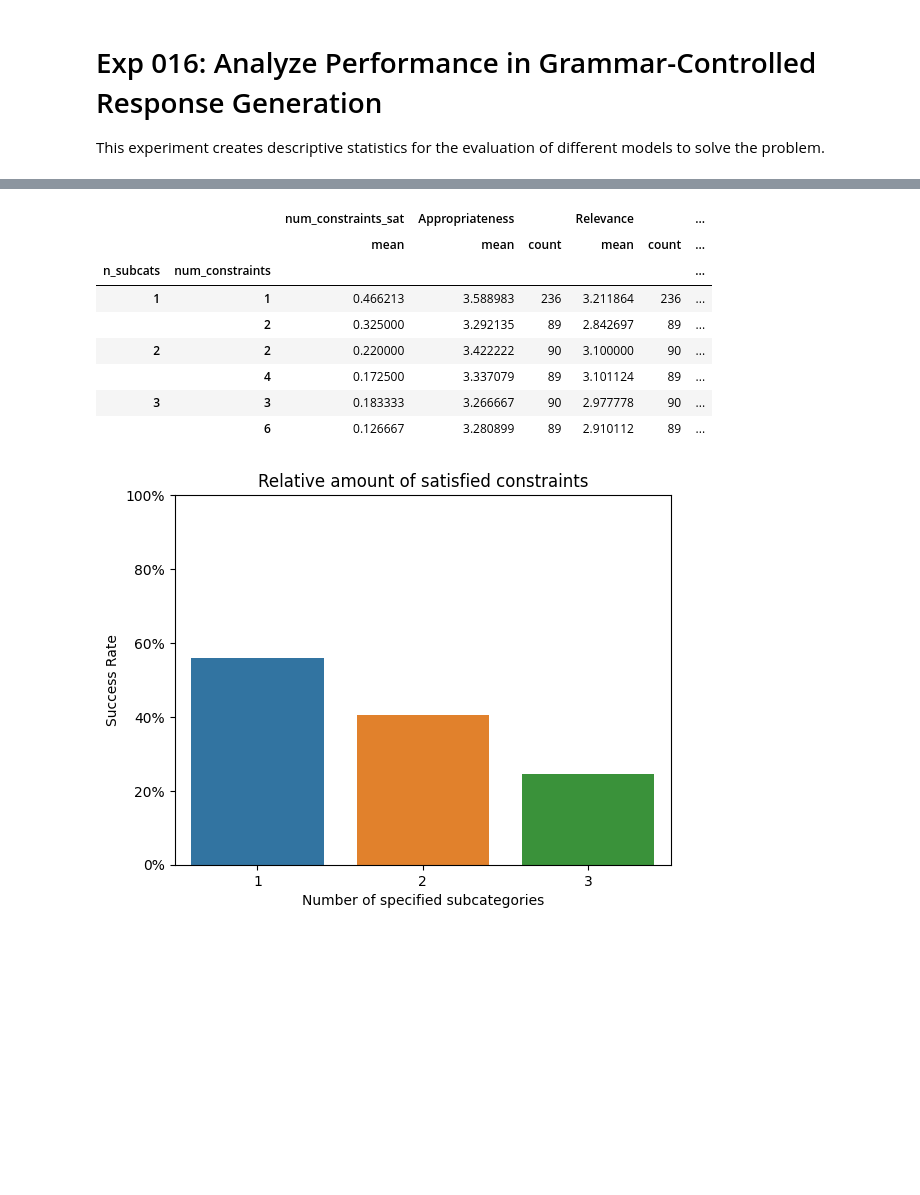
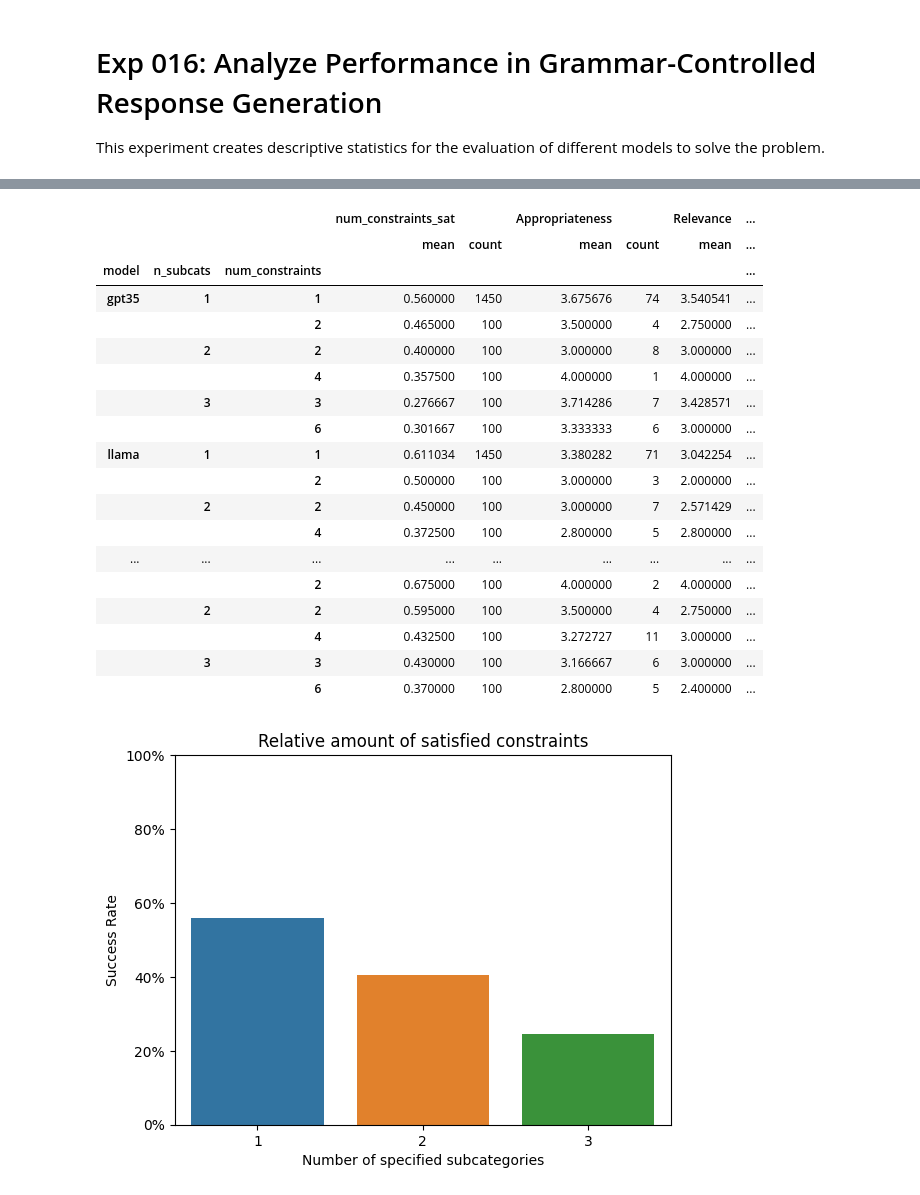
Before and after one commit to shivster2000/grammarctg, a Jupyter notebook: experiments/016_visualize_evaluation.ipynb, the cells around one changed output, grey strips where cells are left out. Saved outputs shown, nothing was run; the diff lists cells and outputs as text; code cells hidden in the pictures; blank space fills up the shorter version.

Commit message:
update fine-tuning and decoding datasets

```diff
--- a/experiments/016_visualize_evaluation.ipynb
+++ b/experiments/016_visualize_evaluation.ipynb
@@ -16,6 +17,23 @@ import evaluation
 [nltk_data]   Package punkt is already up-to-date!
+# %%
+def get_aggs(results, by=['model', 'num_constraints'], distinct=False):
+    distinct = {'responses0': calculate_distinct_n} if distinct else {}
+    aggs = results.groupby(by).agg({'num_constraints_sat': ['mean', 'count'],
+                                    **distinct,
+                                    **{col: ['mean', 'count'] for col in results.columns[9:13]}})
+    return aggs
 # %%
-input_file = "task1_test_gpt35_eval.json"
-results = pd.read_json(f"../data/{input_file}")
-results['num_constraints'] = results['constraints'].apply(len)
-results['num_constraints_sat'] = results['positive_constraints'].apply(lambda x: np.count_nonzero(x)) / results['num_constraints']
+models = ["gpt35", "llama", "llama-decoding", "llama-FT", "llama-FT-decoding", "llama-FT-32"]
+res = pd.DataFrame()
+
+for model in models:
+    results = pd.read_json(f"../data/task1_test_{model}_eval.json")
+    results['model']=model
+    results = results[results['responses'].apply(len)>0]
+    results['num_constraints'] = results['constraints'].apply(len)
+    results['num_constraints_sat'] = results['positive_constraints'].apply(lambda x: np.count_nonzero(x)) / results['num_constraints']
+    res = pd.concat([res,  results])
+
+single_constraints = res[res['num_constraints']==1].copy()
+single_constraints['constraint'] = single_constraints['constraints'].apply(lambda x: x[0])
+single_constraints['responses0'] = single_constraints['responses'].apply(lambda x: x[0])
@@ -26,8 +40 @@ single_constraints['responses0'] = single_constraints['responses'].apply(lambda
-# %%
-def get_aggs(results, by='num_constraints', distinct=False):
-    distinct = {'responses0': evaluation.calculate_distinct_n} if distinct else {}
-    aggs = results.groupby(by).agg({'num_constraints_sat': ['mean'],
-                                    **distinct,
-                                    **{col: ['mean', 'count'] for col in results.columns[9:13]}})
-    return aggs
 # %%
@@ -93,15 +132,25 @@ get_aggs(results, ["n_subcats"])
 # %%
-get_aggs(results, ["n_subcats","num_constraints"])
+get_aggs(res, ["model", "n_subcats","num_constraints"])
 # %% [output]
-|  |  | num_constraints_sat | Appropriateness |  | Relevance |  | ... |
-|  |  | mean | mean | count | mean | count | ... |
-| n_subcats | num_constraints |  |  |  |  |  | ... |
-| 1 | 1 | 0.466213 | 3.588983 | 236 | 3.211864 | 236 | ... |
-|  | 2 | 0.325000 | 3.292135 | 89 | 2.842697 | 89 | ... |
-| 2 | 2 | 0.220000 | 3.422222 | 90 | 3.100000 | 90 | ... |
-|  | 4 | 0.172500 | 3.337079 | 89 | 3.101124 | 89 | ... |
-| 3 | 3 | 0.183333 | 3.266667 | 90 | 2.977778 | 90 | ... |
-|  | 6 | 0.126667 | 3.280899 | 89 | 2.910112 | 89 | ... |
+|  |  |  | num_constraints_sat |  | Appropriateness |  | Relevance | ... |
+|  |  |  | mean | count | mean | count | mean | ... |
+| model | n_subcats | num_constraints |  |  |  |  |  | ... |
+| gpt35 | 1 | 1 | 0.560000 | 1450 | 3.675676 | 74 | 3.540541 | ... |
+|  |  | 2 | 0.465000 | 100 | 3.500000 | 4 | 2.750000 | ... |
+|  | 2 | 2 | 0.400000 | 100 | 3.000000 | 8 | 3.000000 | ... |
+|  |  | 4 | 0.357500 | 100 | 4.000000 | 1 | 4.000000 | ... |
+|  | 3 | 3 | 0.276667 | 100 | 3.714286 | 7 | 3.428571 | ... |
+|  |  | 6 | 0.301667 | 100 | 3.333333 | 6 | 3.000000 | ... |
+| llama | 1 | 1 | 0.611034 | 1450 | 3.380282 | 71 | 3.042254 | ... |
+|  |  | 2 | 0.500000 | 100 | 3.000000 | 3 | 2.000000 | ... |
+|  | 2 | 2 | 0.450000 | 100 | 3.000000 | 7 | 2.571429 | ... |
+|  |  | 4 | 0.372500 | 100 | 2.800000 | 5 | 2.800000 | ... |
+| ... | ... | ... | ... | ... | ... | ... | ... | ... |
+|  |  | 2 | 0.675000 | 100 | 4.000000 | 2 | 4.000000 | ... |
+|  | 2 | 2 | 0.595000 | 100 | 3.500000 | 4 | 2.750000 | ... |
+|  |  | 4 | 0.432500 | 100 | 3.272727 | 11 | 3.000000 | ... |
+|  | 3 | 3 | 0.430000 | 100 | 3.166667 | 6 | 3.000000 | ... |
+|  |  | 6 | 0.370000 | 100 | 2.800000 | 5 | 2.400000 | ... |
 # %%
 input_file = "task2_test_gpt35_eval.json"
 results = pd.read_json(f"../data/{input_file}")
```
Also changed, not shown: parts of 12 cells of this notebook, 36 other files.
